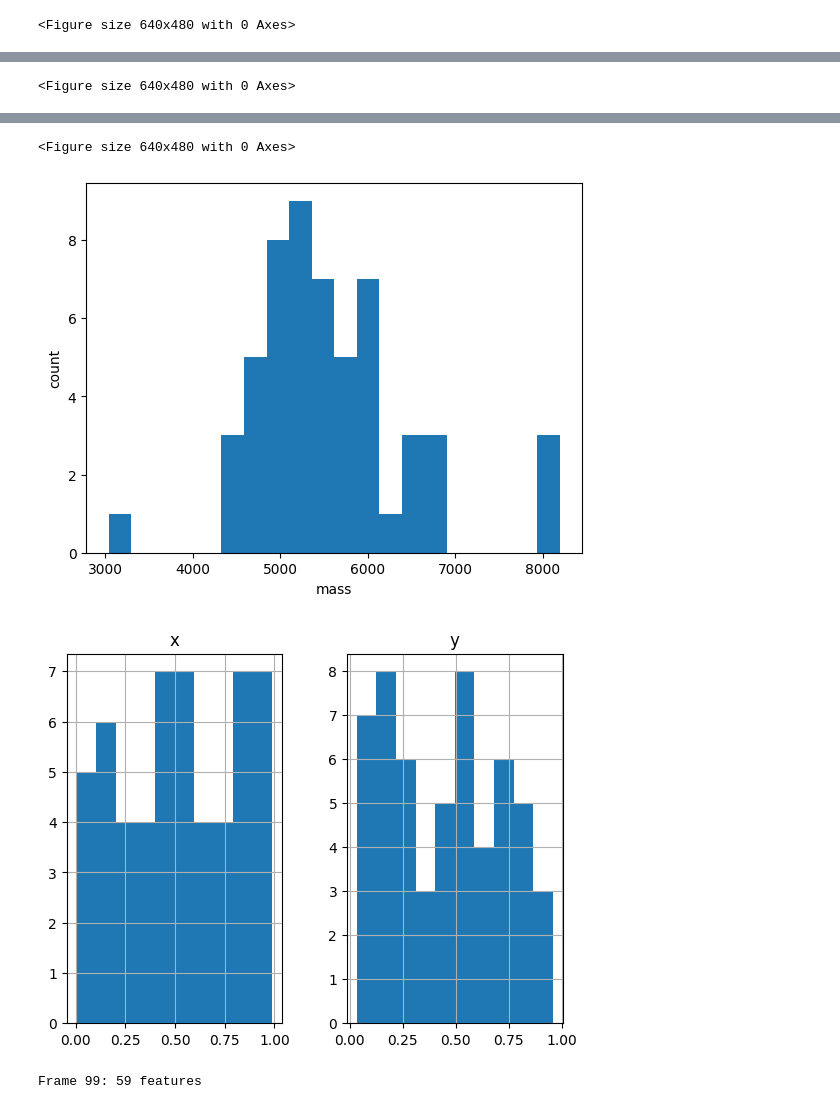
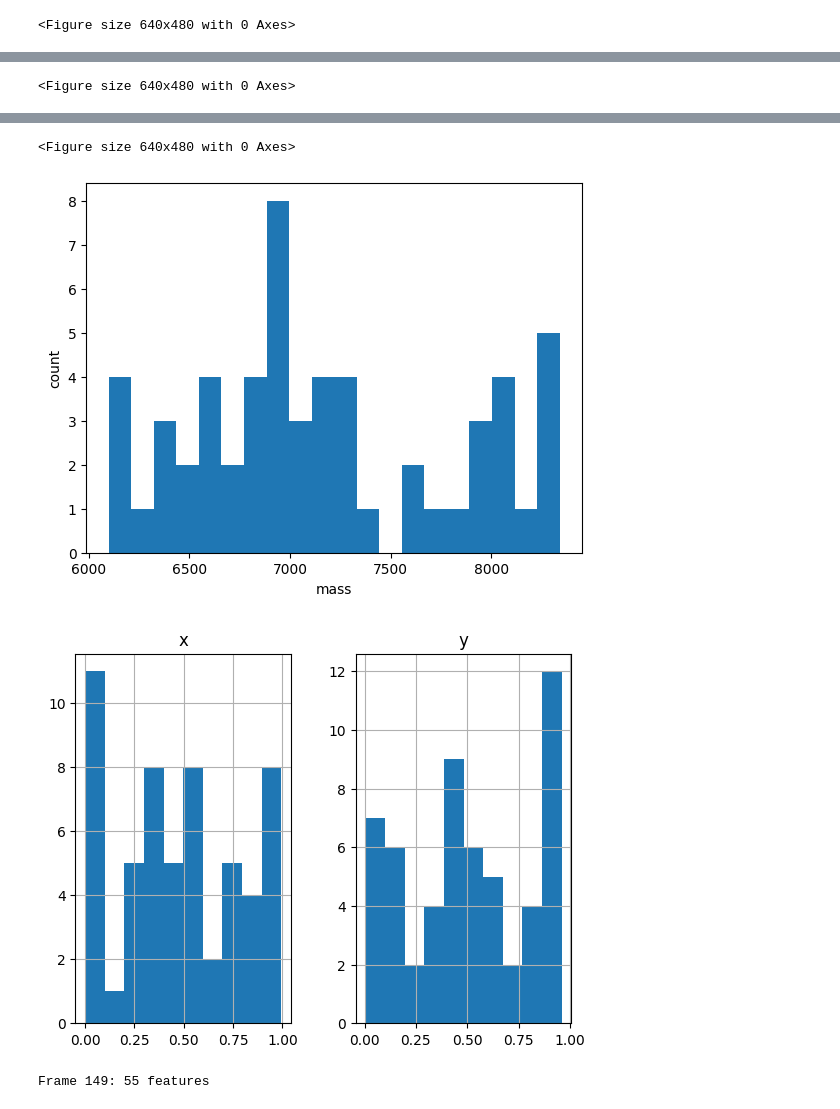
Before and after one commit to sacha-escudier/marangoni-spreading, a Jupyter notebook: playground.ipynb, the cells around one changed output, grey strips where cells are left out. Saved outputs shown, nothing was run; the diff lists cells and outputs as text; code cells hidden in the pictures.

Commit message:
Add video saving capabilities, make graphs prettier

```diff
--- a/playground.ipynb
+++ b/playground.ipynb
@@ -9,5 +10,9 @@ from tracking import batch, track
 # %%
 directory = "C:/Users/escud/Desktop/Marangoni/Videos/0124-Experiments/001_frames/"
-frames = plot_parameter(directory, particle_diameter=15, particle_minmass=3000)
+last_frame = 150
+diameter = 15
+mass = 6000
+
+frames = plot_parameter(directory, particle_diameter=diameter, particle_minmass=mass, frame_number=last_frame)
 # %% [output]
 <Figure size 640x480 with 0 Axes>
@@ -17,8 +22,9 @@ frames = plot_parameter(directory, particle_diameter=15, particle_minmass=3000)
 <Figure size 640x480 with 0 Axes>
-[figure, old version]
+[figure, new version]
-[figure, old version]
+[figure, new version]
-# %%
-f = batch(frames[:100], particle_diameter=15, particle_minmass=6000)
-# %% [output]
-Frame 99: 59 features
+# %%
+output_path = "C:/Users/escud/Desktop/Marangoni/Videos/0124-Experiments/001_frames_output/"
+f = batch(frames[:last_frame], particle_diameter=diameter, particle_minmass=mass, save_video=True, output_path=output_path)
+# %% [output]
+Frame 149: 55 features
 # %%
```
Also changed, not shown: parts of 6 cells of this notebook, 3 other files.
